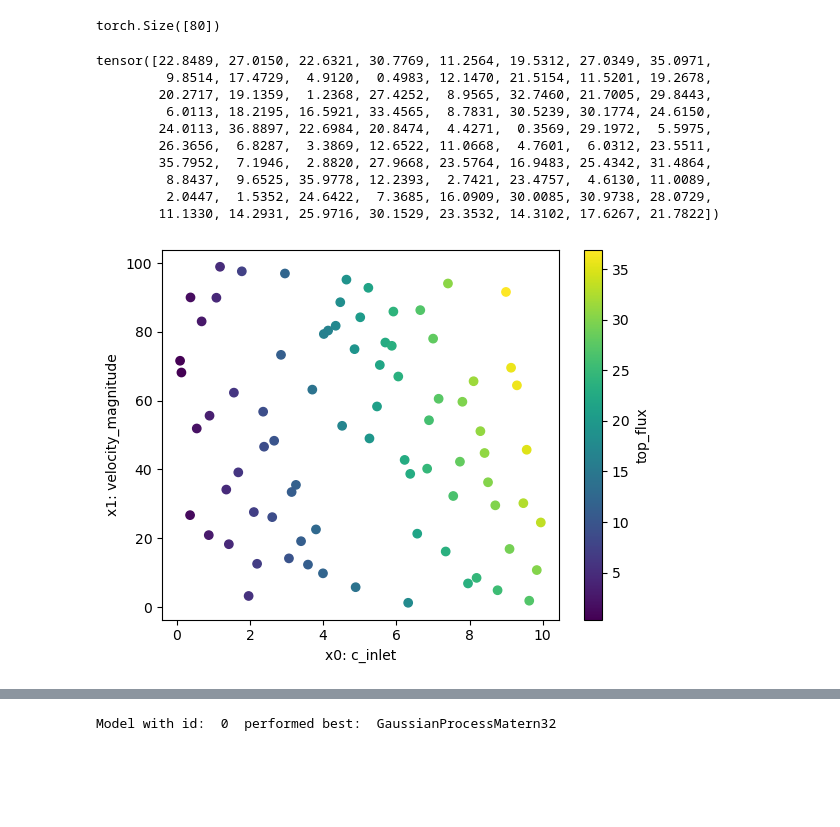
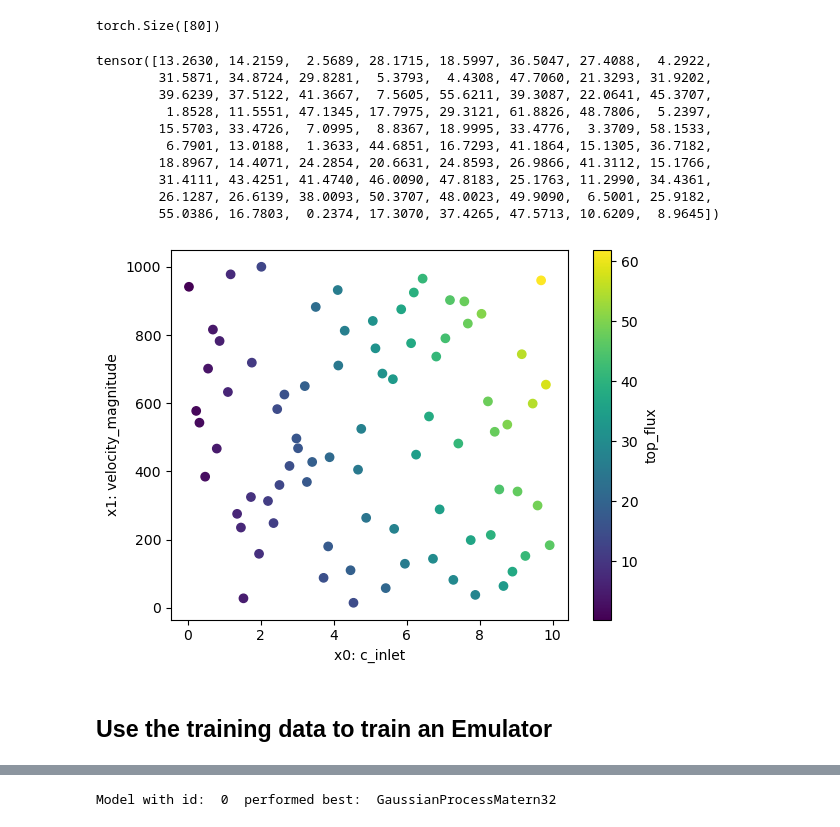
Before and after one commit to festim-dev/festim-emulate, a Jupyter notebook: adv_diff/main.ipynb, the cells around one changed output, grey strips where cells are left out. Cells and saved outputs as stored; diff of their text form; code cells hidden in the pictures; blank space fills up the shorter version.

```diff
--- a/adv_diff/main.ipynb
+++ b/adv_diff/main.ipynb
@@ -1,7 +19,8 @@
 # %%
 from diffuser_simulator import Diffuser
+import torch
 
-parameters_range={"x0": [0, 10],"x1": [0, 100]}
+parameters_range={"c_inlet": [0, 10],"velocity_magnitude": [10, 1000]}
 output_names = ["top_flux"]
 
 simulator = Diffuser(parameters_range, output_names)
@@ -30,25 +57,25 @@ torch.Size([80])
 # %%
 Y
 # %% [output]
-tensor([22.8489, 27.0150, 22.6321, 30.7769, 11.2564, 19.5312, 27.0349, 35.0971,
-         9.8514, 17.4729,  4.9120,  0.4983, 12.1470, 21.5154, 11.5201, 19.2678,
-        20.2717, 19.1359,  1.2368, 27.4252,  8.9565, 32.7460, 21.7005, 29.8443,
-         6.0113, 18.2195, 16.5921, 33.4565,  8.7831, 30.5239, 30.1774, 24.6150,
-        24.0113, 36.8897, 22.6984, 20.8474,  4.4271,  0.3569, 29.1972,  5.5975,
-        26.3656,  6.8287,  3.3869, 12.6522, 11.0668,  4.7601,  6.0312, 23.5511,
-        35.7952,  7.1946,  2.8820, 27.9668, 23.5764, 16.9483, 25.4342, 31.4864,
-         8.8437,  9.6525, 35.9778, 12.2393,  2.7421, 23.4757,  4.6130, 11.0089,
-         2.0447,  1.5352, 24.6422,  7.3685, 16.0909, 30.0085, 30.9738, 28.0729,
-        11.1330, 14.2931, 25.9716, 30.1529, 23.3532, 14.3102, 17.6267, 21.7822])
+tensor([13.2630, 14.2159,  2.5689, 28.1715, 18.5997, 36.5047, 27.4088,  4.2922,
+        31.5871, 34.8724, 29.8281,  5.3793,  4.4308, 47.7060, 21.3293, 31.9202,
+        39.6239, 37.5122, 41.3667,  7.5605, 55.6211, 39.3087, 22.0641, 45.3707,
+         1.8528, 11.5551, 47.1345, 17.7975, 29.3121, 61.8826, 48.7806,  5.2397,
+        15.5703, 33.4726,  7.0995,  8.8367, 18.9995, 33.4776,  3.3709, 58.1533,
+         6.7901, 13.0188,  1.3633, 44.6851, 16.7293, 41.1864, 15.1305, 36.7182,
+        18.8967, 14.4071, 24.2854, 20.6631, 24.8593, 26.9866, 41.3112, 15.1766,
+        31.4111, 43.4251, 41.4740, 46.0090, 47.8183, 25.1763, 11.2990, 34.4361,
+        26.1287, 26.6139, 38.0093, 50.3707, 48.0023, 49.9090,  6.5001, 25.9182,
+        55.0386, 16.7803,  0.2374, 17.3070, 37.4265, 47.5713, 10.6209,  8.9645])
 # %%
 import matplotlib.pyplot as plt
 plt.scatter(X[:, 0], X[:, 1], c=Y, cmap='viridis')
-plt.xlabel('x0: c_inlet')
-plt.ylabel('x1: velocity_magnitude')
 plt.colorbar(label='top_flux')
 plt.show()
 # %% [output]
-[figure, old version]
+[figure, new version]
+# %% [markdown]
+## Use the training data to train an Emulator
 # %%
 from autoemulate import AutoEmulate
 # Run AutoEmulate with default settings
```
Also changed, not shown: parts of 11 cells of this notebook.
